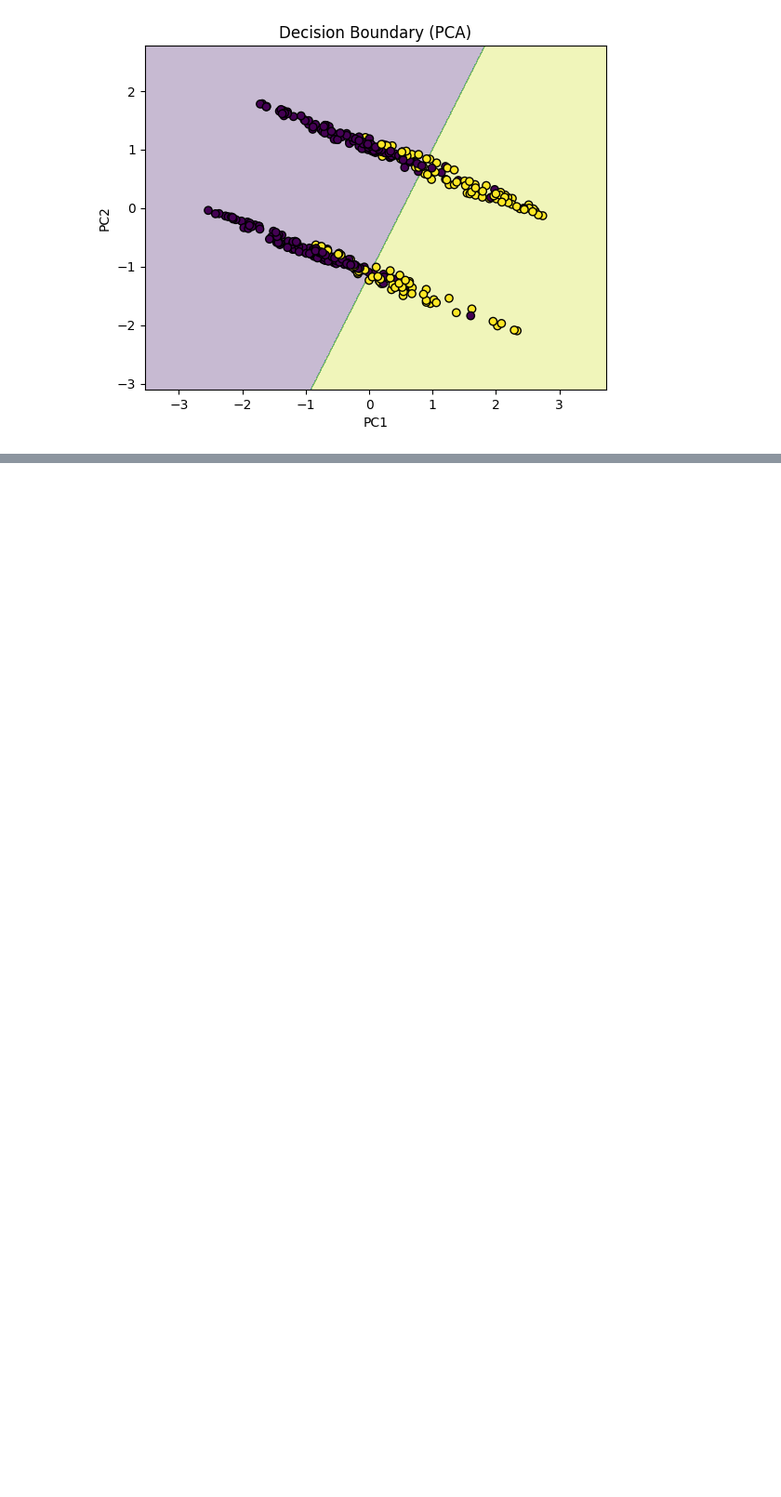
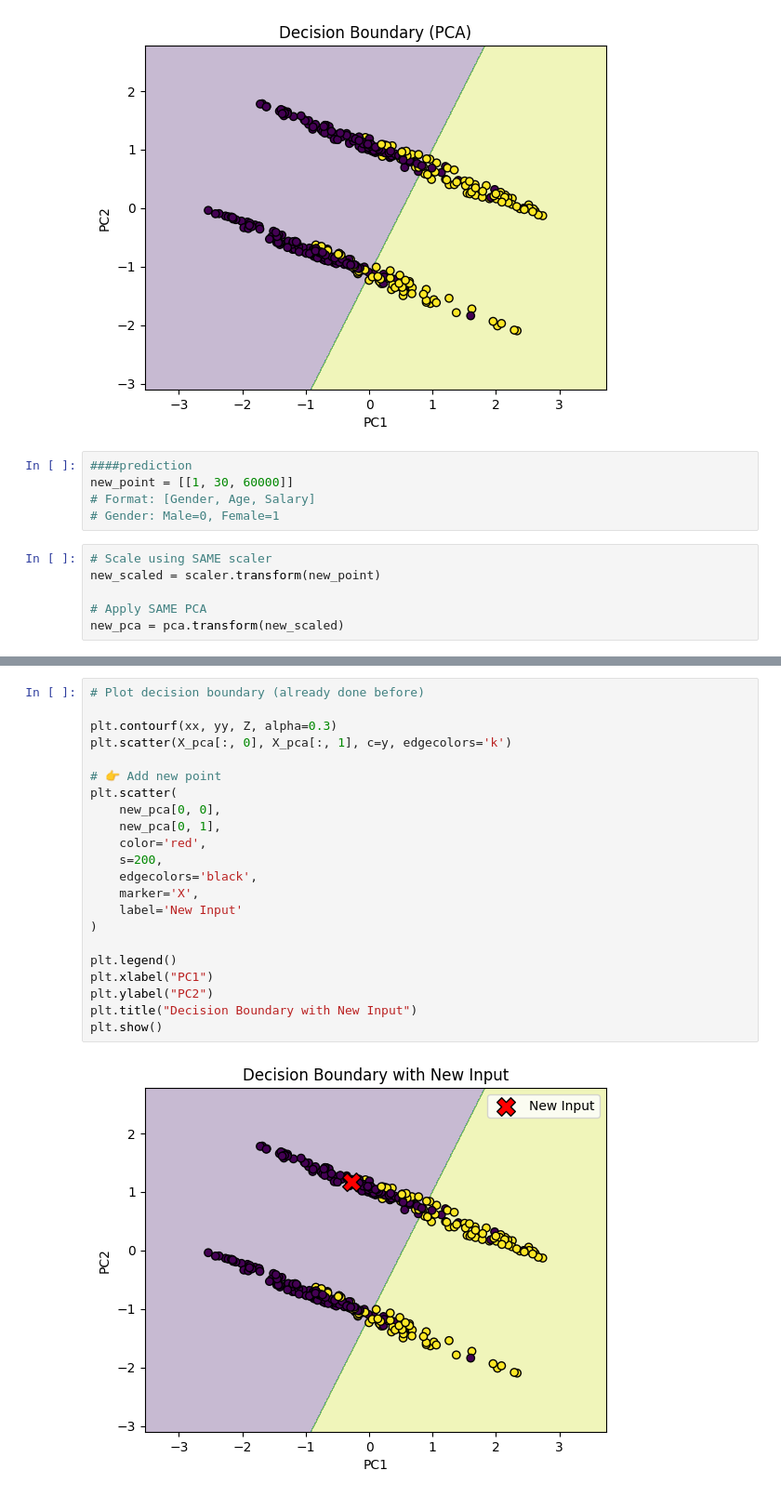
Before and after one commit to Rishabh2561/sidlearningLR, a Jupyter notebook: pca_test.ipynb, the cells around one changed output, grey strips where cells are left out. Shown at 93% size. Cells and saved outputs as stored; diff of their text form; blank space fills up the shorter version.

```diff
--- a/pca_test.ipynb
+++ b/pca_test.ipynb
@@ -54,3 +54,14 @@ plt.title("Decision Boundary (PCA)")
 plt.show()
 # %% [output]
 [figure]
+# %%
+####prediction
+new_point = [[1, 30, 60000]]
+# Format: [Gender, Age, Salary]
+# Gender: Male=0, Female=1
+# %%
+# Scale using SAME scaler
+new_scaled = scaler.transform(new_point)
+
+# Apply SAME PCA
+new_pca = pca.transform(new_scaled)
@@ -56,0 +77,24 @@ plt.show()
+# %%
+# Plot decision boundary (already done before)
+
+plt.contourf(xx, yy, Z, alpha=0.3)
+plt.scatter(X_pca[:, 0], X_pca[:, 1], c=y, edgecolors='k')
+
+# 👉 Add new point
+plt.scatter(
+    new_pca[0, 0],
+    new_pca[0, 1],
+    color='red',
+    s=200,
+    edgecolors='black',
+    marker='X',
+    label='New Input'
+)
+
+plt.legend()
+plt.xlabel("PC1")
+plt.ylabel("PC2")
+plt.title("Decision Boundary with New Input")
+plt.show()
+# %% [output]
+[figure, added]
```
Also changed, not shown: parts of 1 cell of this notebook.
